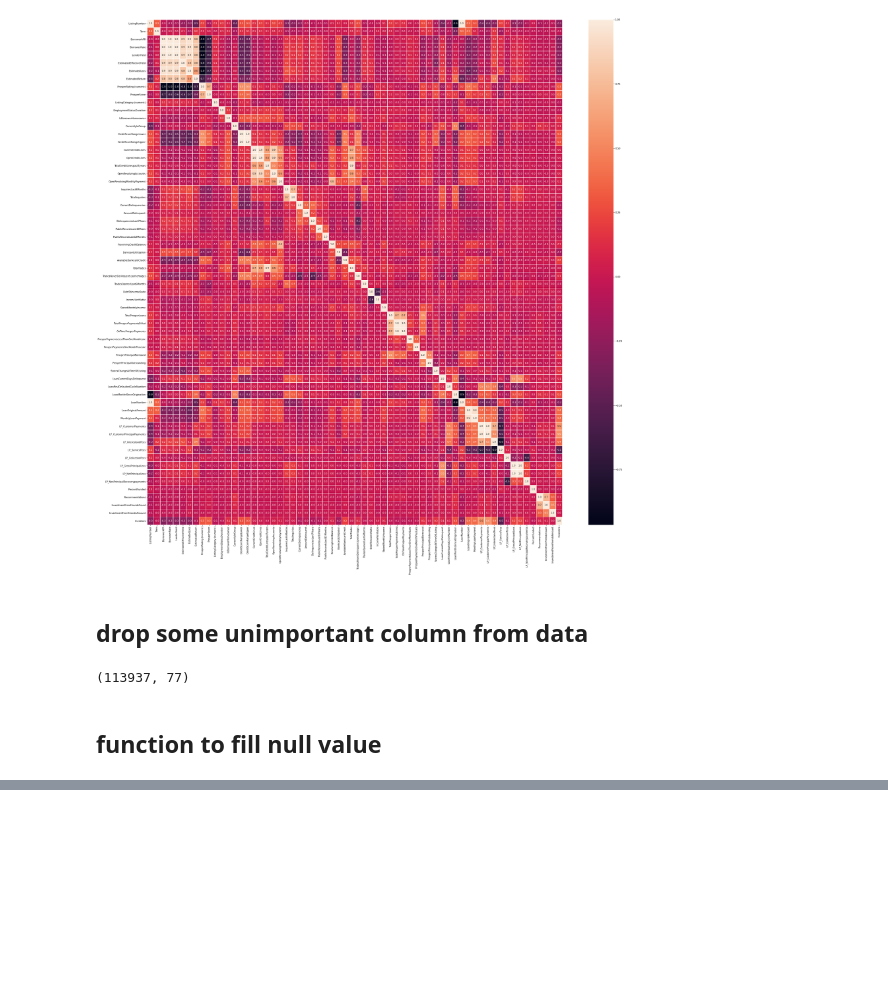
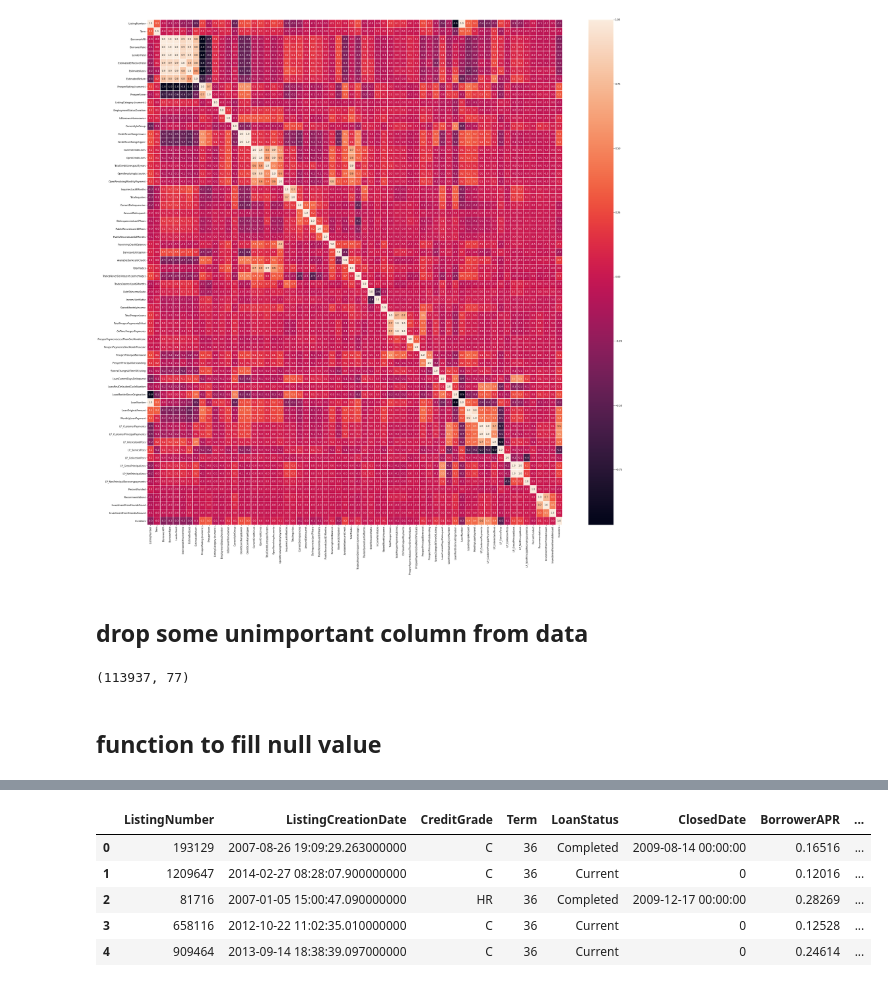
Before and after one commit to ahmed-hassan1997/Data-Analysis-Visualization, a Jupyter notebook: data_visualization.ipynb, the cells around one changed output, grey strips where cells are left out. Drawn from its saved outputs; the diff is of its cells as text; code cells hidden in the pictures; blank space fills up the shorter version.

```diff
--- a/data_visualization.ipynb
+++ b/data_visualization.ipynb
@@ -162,0 +150,3 @@ memory usage: 64.7+ MB
+# %%
+## fill nan value in date with 0
+df['ClosedDate'].replace(np.nan , 0 , inplace =True)
@@ -165,4 +160,0 @@ memory usage: 64.7+ MB
-# %%
-df.replace(np.nan , 0 , inplace =True)
-df.head(2)
-df.info()
@@ -186,0 +161,2 @@ memory usage: 64.7+ MB
+# %%
+df.dropna(axis = 0 , inplace =True)
@@ -186,0 +177,9 @@ memory usage: 64.7+ MB
+# %%
+df.head()
+# %% [output]
+|  | ListingNumber | ListingCreationDate | CreditGrade | Term | LoanStatus | ClosedDate | BorrowerAPR | ... |
+| 0 | 193129 | 2007-08-26 19:09:29.263000000 | C | 36 | Completed | 2009-08-14 00:00:00 | 0.16516 | ... |
+| 1 | 1209647 | 2014-02-27 08:28:07.900000000 | C | 36 | Current | 0 | 0.12016 | ... |
+| 2 | 81716 | 2007-01-05 15:00:47.090000000 | HR | 36 | Completed | 2009-12-17 00:00:00 | 0.28269 | ... |
+| 3 | 658116 | 2012-10-22 11:02:35.010000000 | C | 36 | Current | 0 | 0.12528 | ... |
+| 4 | 909464 | 2013-09-14 18:38:39.097000000 | C | 36 | Current | 0 | 0.24614 | ... |
```
Also changed, not shown: parts of 11 cells of this notebook.
